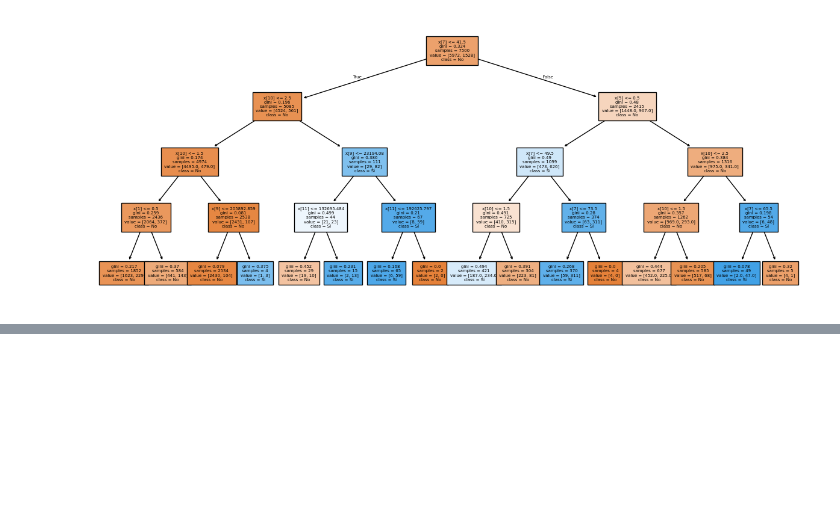
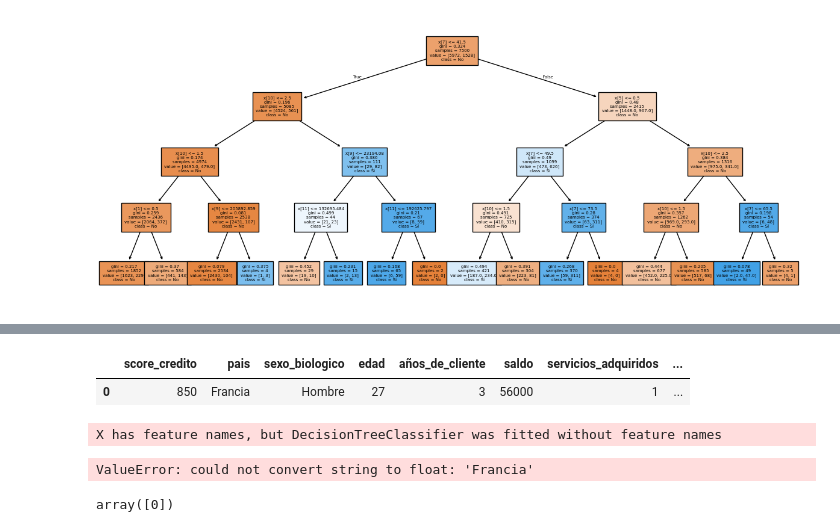
Before and after one commit to Starleen1996/Machine-Learning, a Jupyter notebook: Haga_Lo_que_hicimos_Clasificación_Datos_Machine_Learning.ipynb, the cells around one changed output, grey strips where cells are left out. Saved outputs shown, nothing was run; the diff lists cells and outputs as text; code cells hidden in the pictures; blank space fills up the shorter version.

```diff
--- a/Haga_Lo_que_hicimos_Clasificación_Datos_Machine_Learning.ipynb
+++ b/Haga_Lo_que_hicimos_Clasificación_Datos_Machine_Learning.ipynb
@@ -282,0 +360,19 @@ plot_tree(modelo_arbol, filled = True, class_names = ['No', 'Sí'], fontsize = 5
+# %%
+nuevo_dato = pd.DataFrame({
+    'score_credito': [850],
+    'pais':['Francia'],
+    'sexo_biologico':['Hombre'],
+    'edad': [27],
+    'años_de_cliente': [3],
+    'saldo': [56000],
+    'servicios_adquiridos': [1],
+    'tiene_tarjeta_credito': [1],
+    'miembro_activo': [1],
+    'salario_estimado': [85270.00]
+})
+# %%
+nuevo_dato = pd.DataFrame(nuevo_dato)
+nuevo_dato
+# %% [output]
+|  | score_credito | pais | sexo_biologico | edad | años_de_cliente | saldo | servicios_adquiridos | ... |
+| 0 | 850 | Francia | Hombre | 27 | 3 | 56000 | 1 | ... |
@@ -282,0 +382,5 @@ plot_tree(modelo_arbol, filled = True, class_names = ['No', 'Sí'], fontsize = 5
+# %%
+modelo_arbol.predict(nuevo_dato)
+# %% [output]
+X has feature names, but DecisionTreeClassifier was fitted without feature names
+ValueError: could not convert string to float: 'Francia'
@@ -282,0 +389,5 @@ plot_tree(modelo_arbol, filled = True, class_names = ['No', 'Sí'], fontsize = 5
+# %%
+modelo_champion.predict(nuevo_dato)
+#Esto indica que la predicción fue el valor 0, que indica que no habrá churn. Por lo tanto, el cliente no dejará de utilizar los servicios.
+# %% [output]
+array([0])
```
Also changed, not shown: parts of 21 cells of this notebook.
